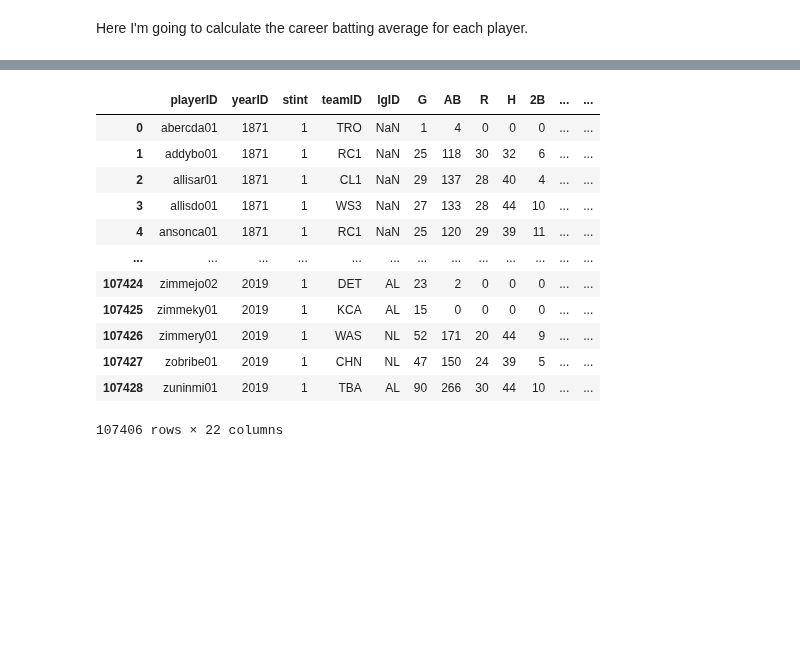
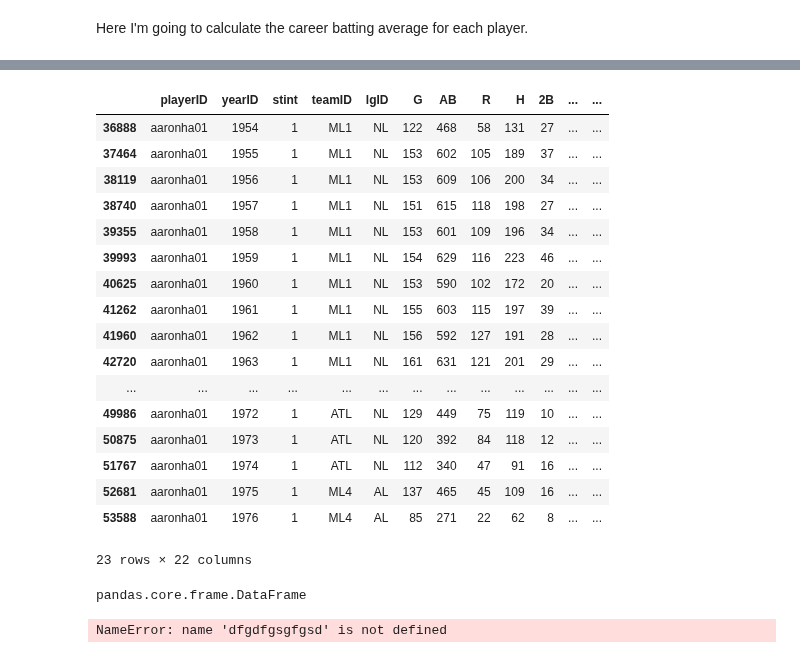
Before and after one commit to aradaha/Baseball-Stats-Project, a Jupyter notebook: Capstone.ipynb, the cells around one changed output, grey strips where cells are left out. Saved outputs shown, nothing was run; the diff lists cells and outputs as text; code cells hidden in the pictures; blank space fills up the shorter version.

```diff
--- a/Capstone.ipynb
+++ b/Capstone.ipynb
@@ -272,19 +307,30 @@ TotalAB.head()
 # %%
-Hank = B[B['playerID'] == 'aaronha01'].index
-B.drop(Hank, inplace = True)
+Hank = B.loc[B['playerID'] == 'aaronha01']
+Hank['AB']
+# %% [output]
+|  | playerID | yearID | stint | teamID | lgID | G | AB | R | H | 2B | ... | ... |
+| 36888 | aaronha01 | 1954 | 1 | ML1 | NL | 122 | 468 | 58 | 131 | 27 | ... | ... |
+| 37464 | aaronha01 | 1955 | 1 | ML1 | NL | 153 | 602 | 105 | 189 | 37 | ... | ... |
+| 38119 | aaronha01 | 1956 | 1 | ML1 | NL | 153 | 609 | 106 | 200 | 34 | ... | ... |
+| 38740 | aaronha01 | 1957 | 1 | ML1 | NL | 151 | 615 | 118 | 198 | 27 | ... | ... |
+| 39355 | aaronha01 | 1958 | 1 | ML1 | NL | 153 | 601 | 109 | 196 | 34 | ... | ... |
+| 39993 | aaronha01 | 1959 | 1 | ML1 | NL | 154 | 629 | 116 | 223 | 46 | ... | ... |
+| 40625 | aaronha01 | 1960 | 1 | ML1 | NL | 153 | 590 | 102 | 172 | 20 | ... | ... |
+| 41262 | aaronha01 | 1961 | 1 | ML1 | NL | 155 | 603 | 115 | 197 | 39 | ... | ... |
+| 41960 | aaronha01 | 1962 | 1 | ML1 | NL | 156 | 592 | 127 | 191 | 28 | ... | ... |
+| 42720 | aaronha01 | 1963 | 1 | ML1 | NL | 161 | 631 | 121 | 201 | 29 | ... | ... |
+| ... | ... | ... | ... | ... | ... | ... | ... | ... | ... | ... | ... | ... |
+| 49986 | aaronha01 | 1972 | 1 | ATL | NL | 129 | 449 | 75 | 119 | 10 | ... | ... |
+| 50875 | aaronha01 | 1973 | 1 | ATL | NL | 120 | 392 | 84 | 118 | 12 | ... | ... |
+| 51767 | aaronha01 | 1974 | 1 | ATL | NL | 112 | 340 | 47 | 91 | 16 | ... | ... |
+| 52681 | aaronha01 | 1975 | 1 | ML4 | AL | 137 | 465 | 45 | 109 | 16 | ... | ... |
+| 53588 | aaronha01 | 1976 | 1 | ML4 | AL | 85 | 271 | 22 | 62 | 8 | ... | ... |
+23 rows × 22 columns
-# %%
-B
-# %% [output]
-|  | playerID | yearID | stint | teamID | lgID | G | AB | R | H | 2B | ... | ... |
-| 0 | abercda01 | 1871 | 1 | TRO | NaN | 1 | 4 | 0 | 0 | 0 | ... | ... |
-| 1 | addybo01 | 1871 | 1 | RC1 | NaN | 25 | 118 | 30 | 32 | 6 | ... | ... |
-| 2 | allisar01 | 1871 | 1 | CL1 | NaN | 29 | 137 | 28 | 40 | 4 | ... | ... |
-| 3 | allisdo01 | 1871 | 1 | WS3 | NaN | 27 | 133 | 28 | 44 | 10 | ... | ... |
-| 4 | ansonca01 | 1871 | 1 | RC1 | NaN | 25 | 120 | 29 | 39 | 11 | ... | ... |
-| ... | ... | ... | ... | ... | ... | ... | ... | ... | ... | ... | ... | ... |
-| 107424 | zimmejo02 | 2019 | 1 | DET | AL | 23 | 2 | 0 | 0 | 0 | ... | ... |
-| 107425 | zimmeky01 | 2019 | 1 | KCA | AL | 15 | 0 | 0 | 0 | 0 | ... | ... |
-| 107426 | zimmery01 | 2019 | 1 | WAS | NL | 52 | 171 | 20 | 44 | 9 | ... | ... |
-| 107427 | zobribe01 | 2019 | 1 | CHN | NL | 47 | 150 | 24 | 39 | 5 | ... | ... |
-| 107428 | zuninmi01 | 2019 | 1 | TBA | AL | 90 | 266 | 30 | 44 | 10 | ... | ... |
-107406 rows × 22 columns
+# %%
+type(Hank)
+# %% [output]
+pandas.core.frame.DataFrame
+# %%
+dfgdfgsgfgsd
+# %% [output]
+NameError: name 'dfgdfgsgfgsd' is not defined
```
Also changed, not shown: parts of 12 cells of this notebook.
